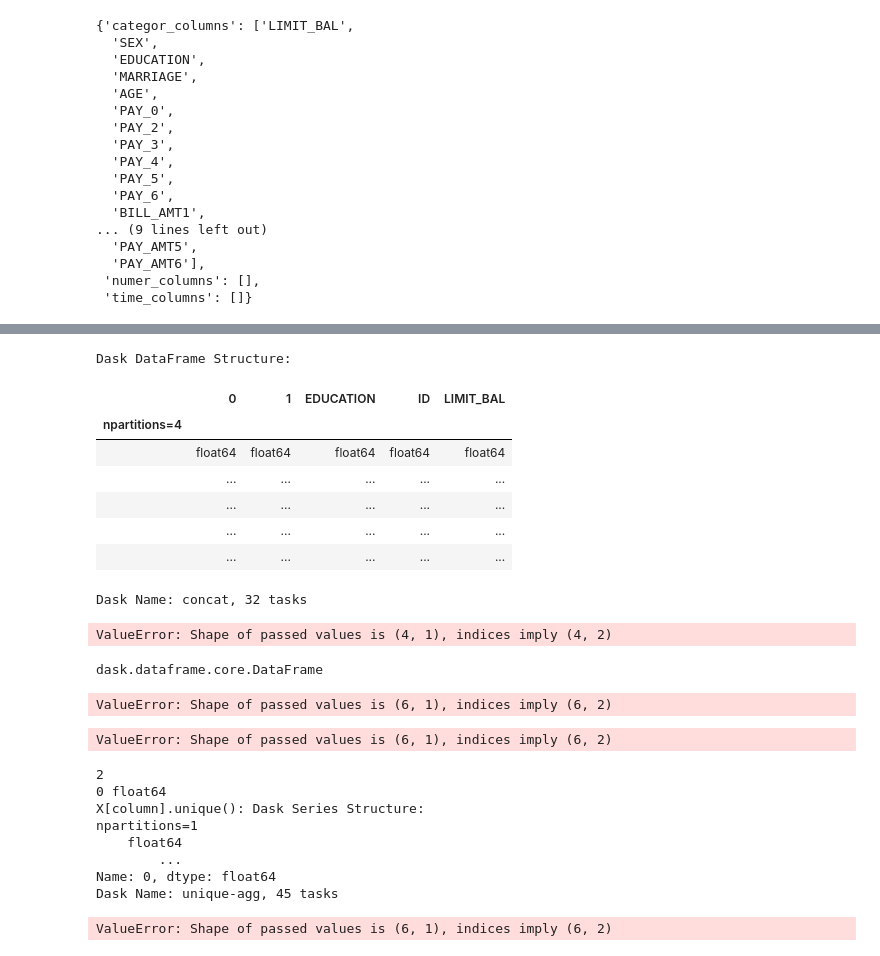
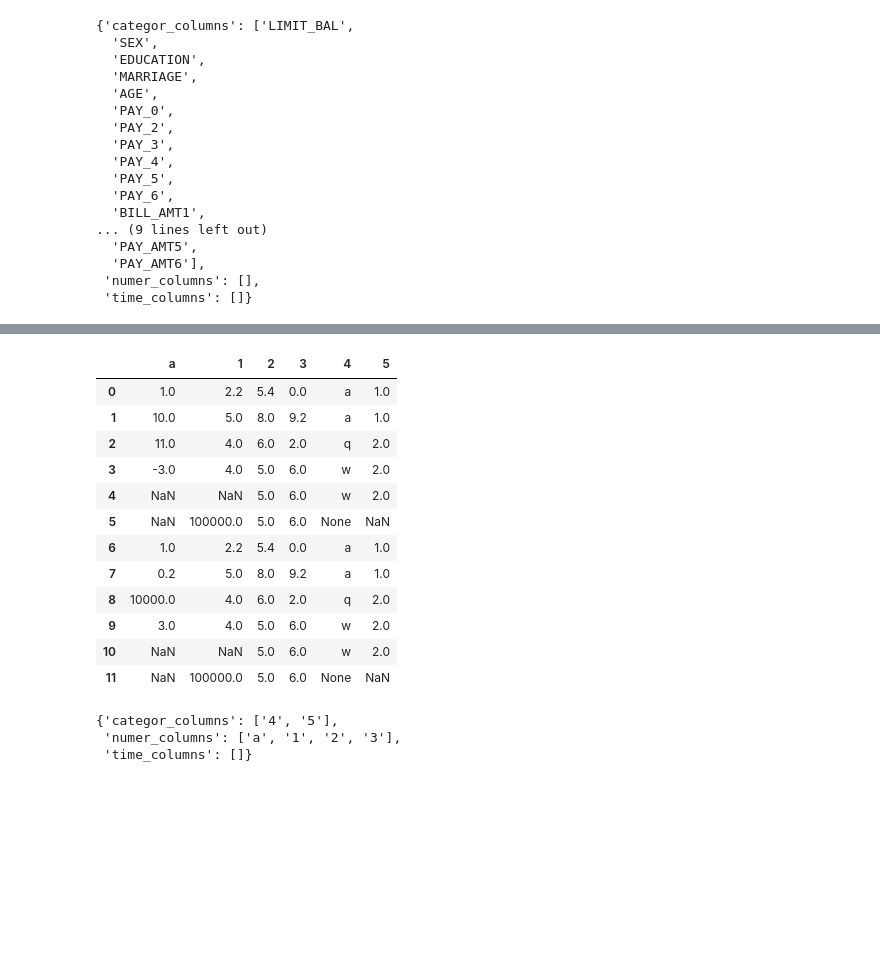
Before and after one commit to Dezzmanster/AML_Risk, a Jupyter notebook: preprocessor/nvt-raw.ipynb, the cells around one changed output, grey strips where cells are left out. Drawn from its saved outputs; the diff is of its cells as text; code cells hidden in the pictures; blank space fills up the shorter version.

```diff
--- a/preprocessor/nvt-raw.ipynb
+++ b/preprocessor/nvt-raw.ipynb
@@ -230,41 +164,41 @@ ValueError: Shape of passed values is (5, 1), indices imply (5, 2)
-# %%
-XX = dd.concat([X, X_cat])#, ignore_unknown_divisions=True)
-XX
-# %% [output]
-Dask DataFrame Structure:
-|  | 0 | 1 | EDUCATION | ID | LIMIT_BAL |
-| npartitions=4 |  |  |  |  |  |
-|  | float64 | float64 | float64 | float64 | float64 |
-|  | ... | ... | ... | ... | ... |
-|  | ... | ... | ... | ... | ... |
-|  | ... | ... | ... | ... | ... |
-|  | ... | ... | ... | ... | ... |
-Dask Name: concat, 32 tasks
-# %%
-XX.compute()
-# %% [output]
-ValueError: Shape of passed values is (4, 1), indices imply (4, 2)
-# %%
-type(X)
-# %% [output]
-dask.dataframe.core.DataFrame
-# %%
-X['EDUCATION'].compute()
-# %% [output]
-ValueError: Shape of passed values is (6, 1), indices imply (6, 2)
-# %%
-X[0].ipynb_checkpoints/unique().compute()
-# %% [output]
-ValueError: Shape of passed values is (6, 1), indices imply (6, 2)
+# %%
+X = pd.DataFrame(
+    [
+        [1,2.2,5.4, 0, 'a',1],
+        [10, 5,8, 9.2, 'a', 1],
+        [11,4,6,2,'q', 2],
+        [-3,4,5,6,'w', 2],
+        [None,None,5,6,'w', 2],
+        [None,100000,5,6,None, None],
+        [1,2.2,5.4, 0, 'a',1],
+        [0.2, 5,8, 9.2, 'a', 1],
+        [10000,4,6,2,'q', 2],
+        [3,4,5,6,'w', 2],
+        [None,None,5,6,'w', 2],
+        [np.nan,100000,5,6,None, None]
+
+    ]
+)
+X.columns = ['a', '1', '2', '3', '4', '5']
+X
+# %% [output]
+|  | a | 1 | 2 | 3 | 4 | 5 |
+| 0 | 1.0 | 2.2 | 5.4 | 0.0 | a | 1.0 |
+| 1 | 10.0 | 5.0 | 8.0 | 9.2 | a | 1.0 |
+| 2 | 11.0 | 4.0 | 6.0 | 2.0 | q | 2.0 |
+| 3 | -3.0 | 4.0 | 5.0 | 6.0 | w | 2.0 |
+| 4 | NaN | NaN | 5.0 | 6.0 | w | 2.0 |
+| 5 | NaN | 100000.0 | 5.0 | 6.0 | None | NaN |
+| 6 | 1.0 | 2.2 | 5.4 | 0.0 | a | 1.0 |
+| 7 | 0.2 | 5.0 | 8.0 | 9.2 | a | 1.0 |
+| 8 | 10000.0 | 4.0 | 6.0 | 2.0 | q | 2.0 |
+| 9 | 3.0 | 4.0 | 5.0 | 6.0 | w | 2.0 |
+| 10 | NaN | NaN | 5.0 | 6.0 | w | 2.0 |
+| 11 | NaN | 100000.0 | 5.0 | 6.0 | None | NaN |
 # %%
-fencoding.initialize_types(X, return_dtype=False)
+fencoding = FEncoding_advanced(client)
+fencoding.initialize_types(X)
 # %% [output]
-2
-0 float64
-X[column].unique(): Dask Series Structure:
-npartitions=1
-    float64
-        ...
-Name: 0, dtype: float64
-Dask Name: unique-agg, 45 tasks
+{'categor_columns': ['4', '5'],
+ 'numer_columns': ['a', '1', '2', '3'],
+ 'time_columns': []}
-ValueError: Shape of passed values is (6, 1), indices imply (6, 2)
```
Also changed, not shown: parts of 52 cells of this notebook, 2 other files.
